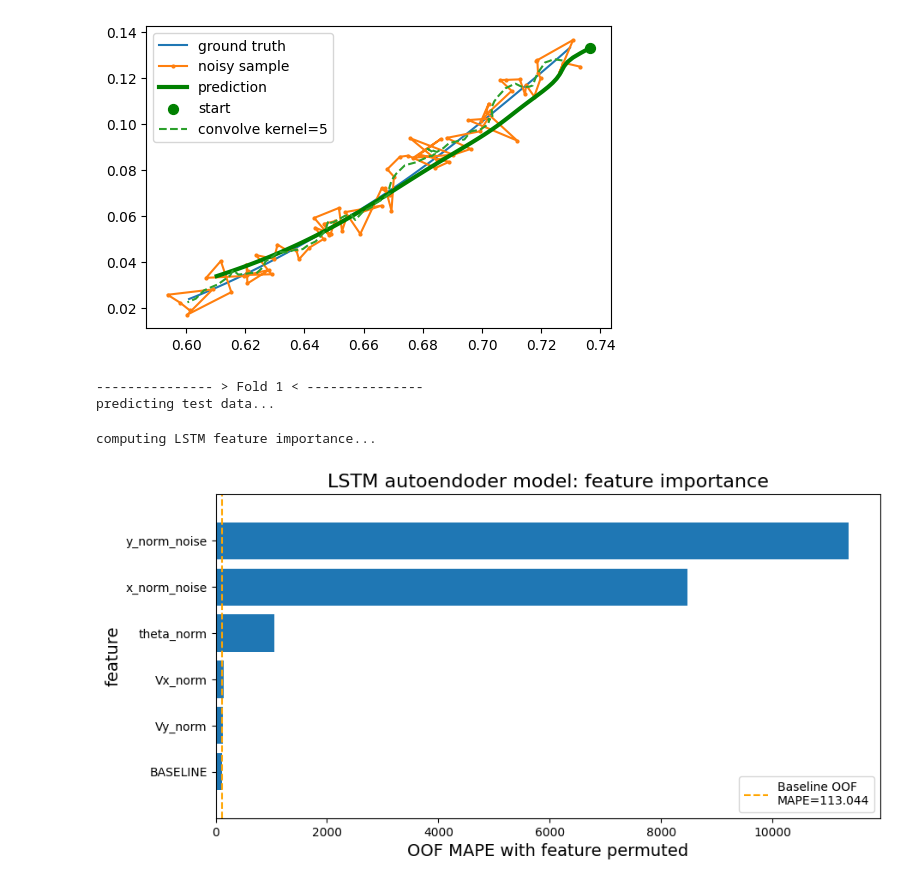
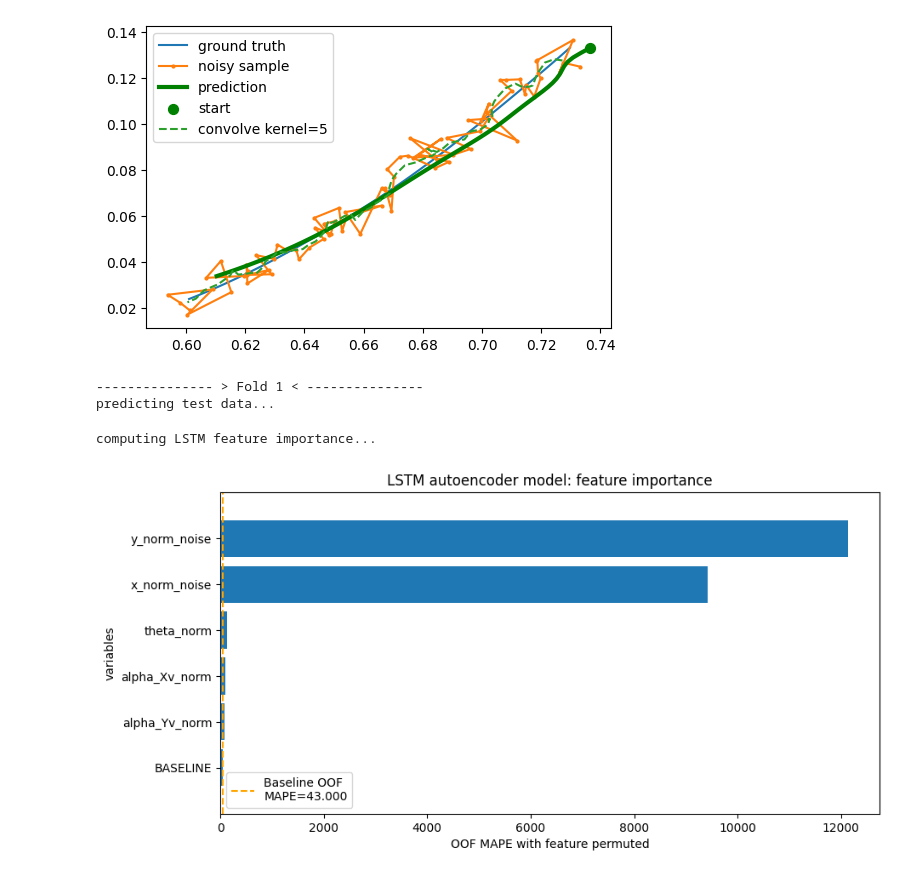
Before and after one commit to jarviskroos7/PATH_vehicle_localization, a Jupyter notebook: code/lstm_autoencode.ipynb, the cells around one changed output. Saved outputs shown, nothing was run; the diff lists cells and outputs as text; code cells hidden in the pictures.

Commit message:
lstm_autoencoder v4 update

```diff
--- a/code/lstm_autoencode.ipynb
+++ b/code/lstm_autoencode.ipynb
@@ -93,7 +93,7 @@ x_test.shape, y_test.shape
 # %% [markdown]
 ## model design: LSTM autoencoder
 # %%
-x_input = Input(shape=(max_x_len,x_features_dim,))
+x_input = Input(shape=(max_x_len,x_features_dim,), name='input_layer')
 
 # dense layer of spatial embedding
 x_embedd1 = Dense(256, name='dense1')
@@ -137,7 +137,7 @@ tf.keras.utils.plot_model(model_e2d2, to_file=dot_img_file, show_shapes=True)
 # %%
 # reduce_lr = keras.callbacks.LearningRateScheduler(lambda x: 1e-3 * 0.90 ** x)
 mc = keras.callbacks.ModelCheckpoint(
-    '../models/autoencode_v3/autoencode_v3', monitor='mean_absolute_percentage_error', save_weights_only=True,
+    '../models/autoencode_v4/autoencode_v4', monitor='mean_absolute_percentage_error', save_weights_only=True,
     mode='min', verbose=1, save_best_only=True)
 es = EarlyStopping(monitor='loss', mode='min', verbose=1, patience=50)
 
@@ -180,7 +183,7 @@ Epoch 500: mean_absolute_percentage_error did not improve from 315.66251
 # model_e2d2 = keras.models.load_model('../models/autoencode_v1')
 # model_e2d2.load_weights('../models/autoencode_v2/autoencode_v2')
 
-model_e2d2.load_weights('../models/autoencode_v3/autoencode_v3')
+model_e2d2.load_weights('../models/autoencode_v4/autoencode_v4')
 # %% [output]
 <tensorflow.python.training.tracking.util.CheckpointLoadStatus at 0x...>
 # %% [markdown]
@@ -308,7 +342,7 @@ ONE_FOLD_ONLY = True
 EPOCH = 300
 BATCH_SIZE = 77
 NUM_FOLDS = 10
-COLS = ['y_norm_noise', 'x_norm_noise', 'theta_norm', 'Vx_norm', 'Vy_norm']
+COLS = ['y_norm_noise', 'x_norm_noise', 'theta_norm', 'alpha_Xv_norm', 'alpha_Yv_norm']
 
 # GET GPU STRATEGY
 gpu_strategy = tf.distribute.get_strategy()
@@ -342,34 +376,34 @@ with gpu_strategy.scope():
 
                 # SHUFFLE FEATURE K
                 save_col = X_valid[:,:,k].copy()
                 np.random.shuffle(X_valid[:,:,k])
 
                 # COMPUTE OOF MAPE WITH FEATURE K SHUFFLED
                 oof_preds = model_e2d2.predict(X_valid, verbose=0).squeeze()
                 mape = np.mean(np.abs((oof_preds-y_valid)/y_valid)*100)
                 results.append({'feature':COLS[k], 'mape':mape})
                 X_valid[:,:,k] = save_col
 
             # DISPLAY LSTM FEATURE IMPORTANCE
             print()
             df = pd.DataFrame(results)
             df = df.sort_values('mape')
             plt.figure(figsize=(10, 5))
             plt.barh(np.arange(len(COLS)+1),df.mape)
             plt.yticks(np.arange(len(COLS)+1), df.feature.values)
-            plt.title('LSTM autoendoder model: feature importance',size=16)
+            plt.title('LSTM autoencoder model: feature importance')
             plt.ylim((-1,len(COLS)+1))
             plt.plot([baseline_mape,baseline_mape],[-1,len(COLS)+1], '--', color='orange',
                      label=f'Baseline OOF\nMAPE={baseline_mape:.3f}')
-            plt.xlabel(f'OOF MAPE with feature permuted',size=14)
-            plt.ylabel('feature', size=14)
+            plt.xlabel(f'OOF MAPE with feature permuted')
+            plt.ylabel('variables')
             plt.legend()
             plt.show()
 
         # ONLY DO ONE FOLD
         if ONE_FOLD_ONLY: break
 # %% [output]
 --------------- > Fold 1 < ---------------
 predicting test data...
 computing LSTM feature importance...
-[figure, old version]
+[figure, new version]
```
Also changed, not shown: parts of 8 cells of this notebook, 5 other files.
